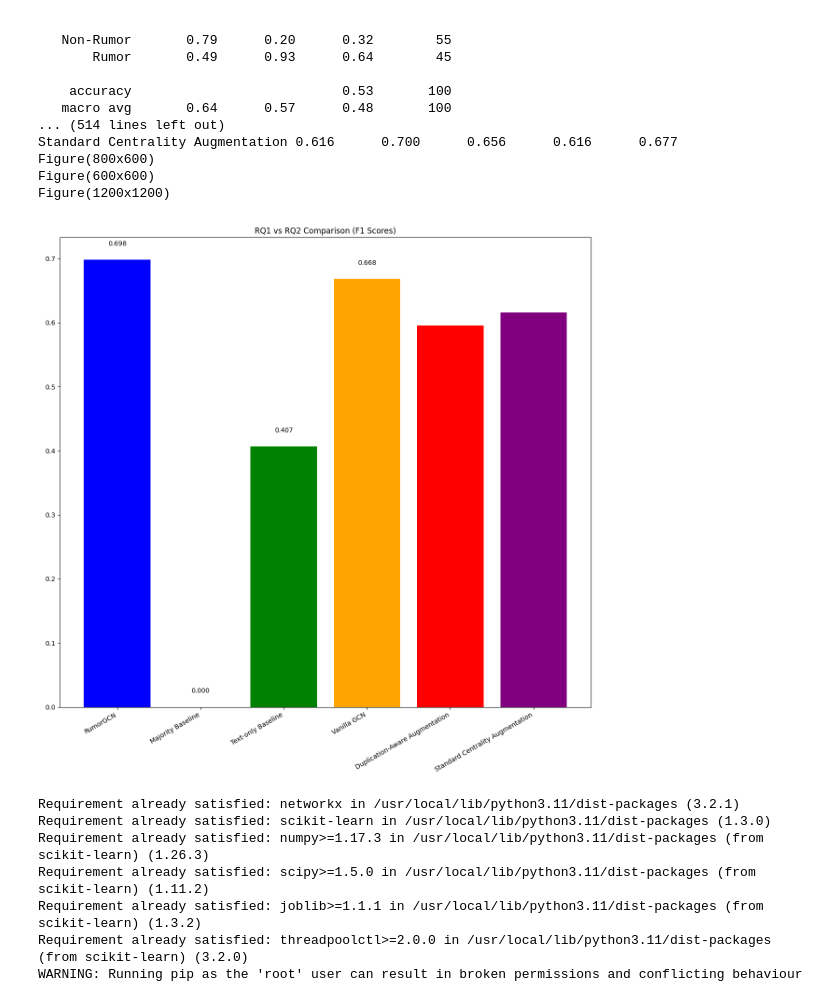
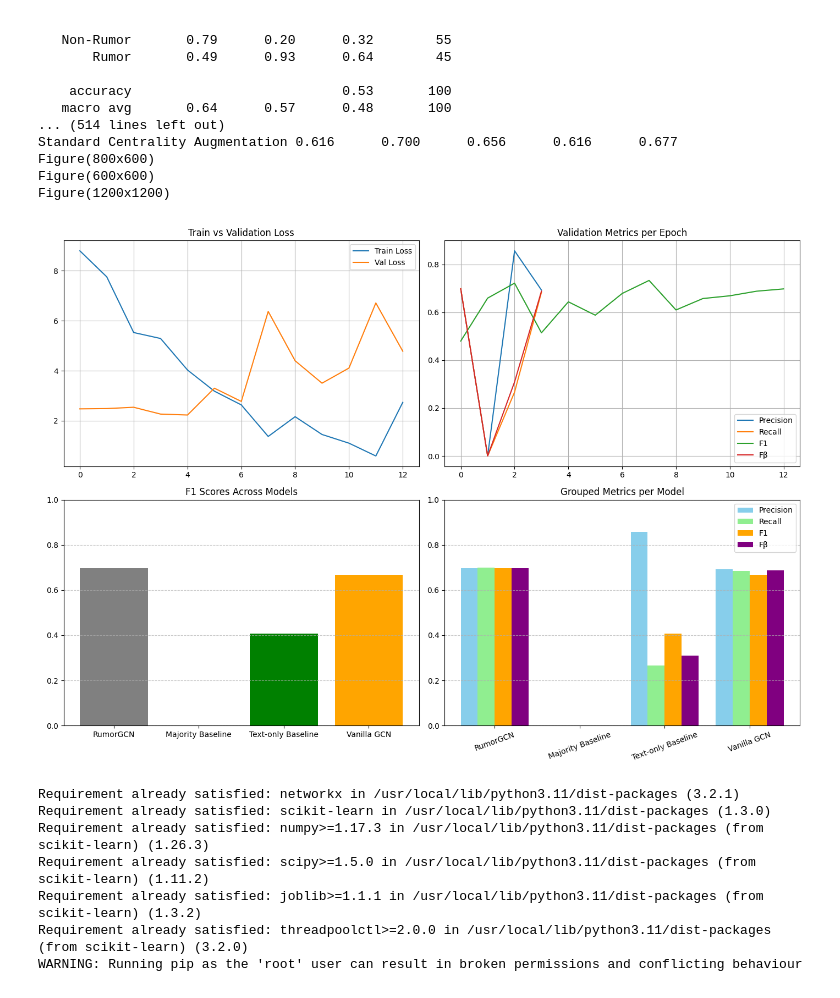
Before and after one commit to Domain14/ARGCL_DP, a Jupyter notebook: ARGCL_DP.ipynb, the cells around one changed output. Saved outputs shown, nothing was run; the diff lists cells and outputs as text; code cells hidden in the pictures.

```diff
--- a/ARGCL_DP.ipynb
+++ b/ARGCL_DP.ipynb
@@ -67,11 +171,11 @@ Figure(1200x1200)
 # %%
 from IPython.display import Image
 #Image("metrics_curve.png")
 #Image("model_comparison.png")
-Image("rq1_rq2_combined.png")
+Image("all_results_grid.png")
 #Image("loss_curve.png")
 # %% [output]
-[figure, old version]
+[figure, new version]
 # %%
 %pip install networkx scikit-learn
 # %% [output]
```
Also changed, not shown: parts of 15 cells of this notebook.
